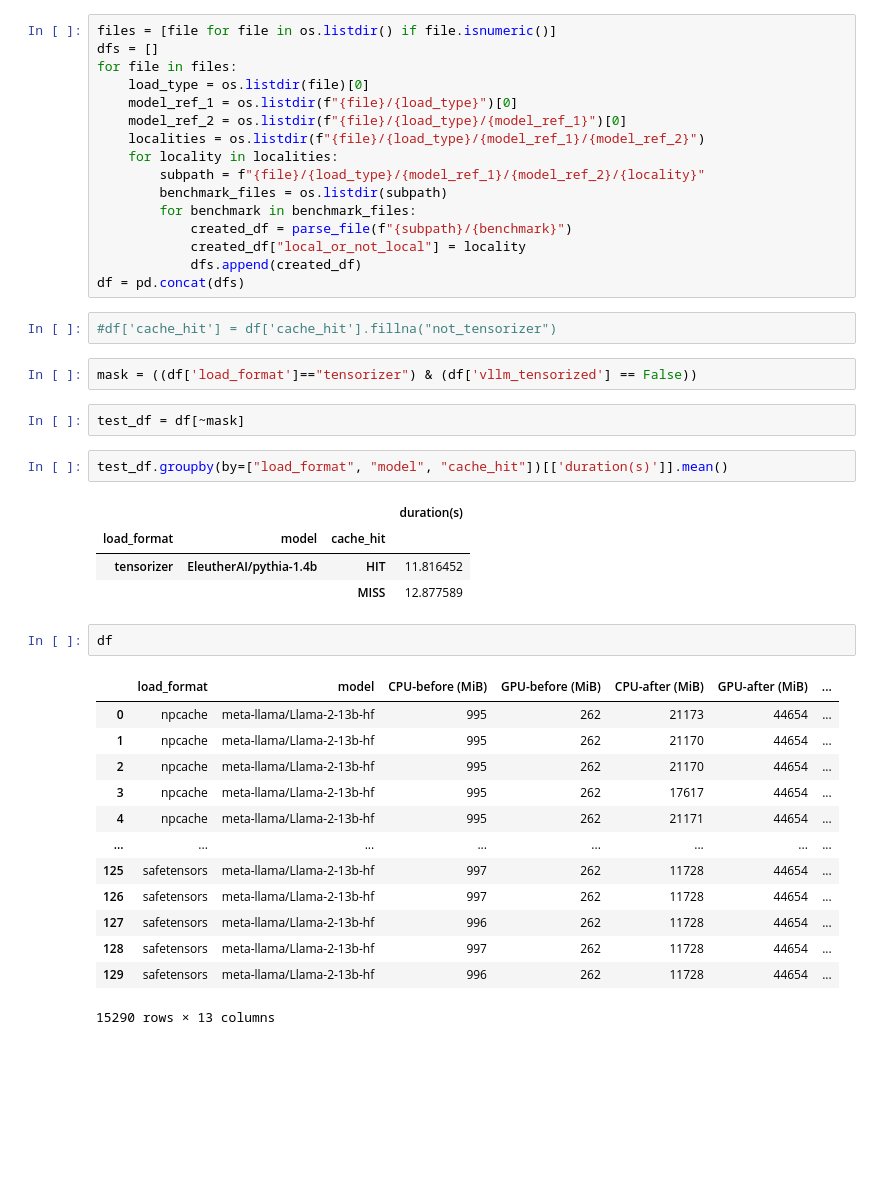
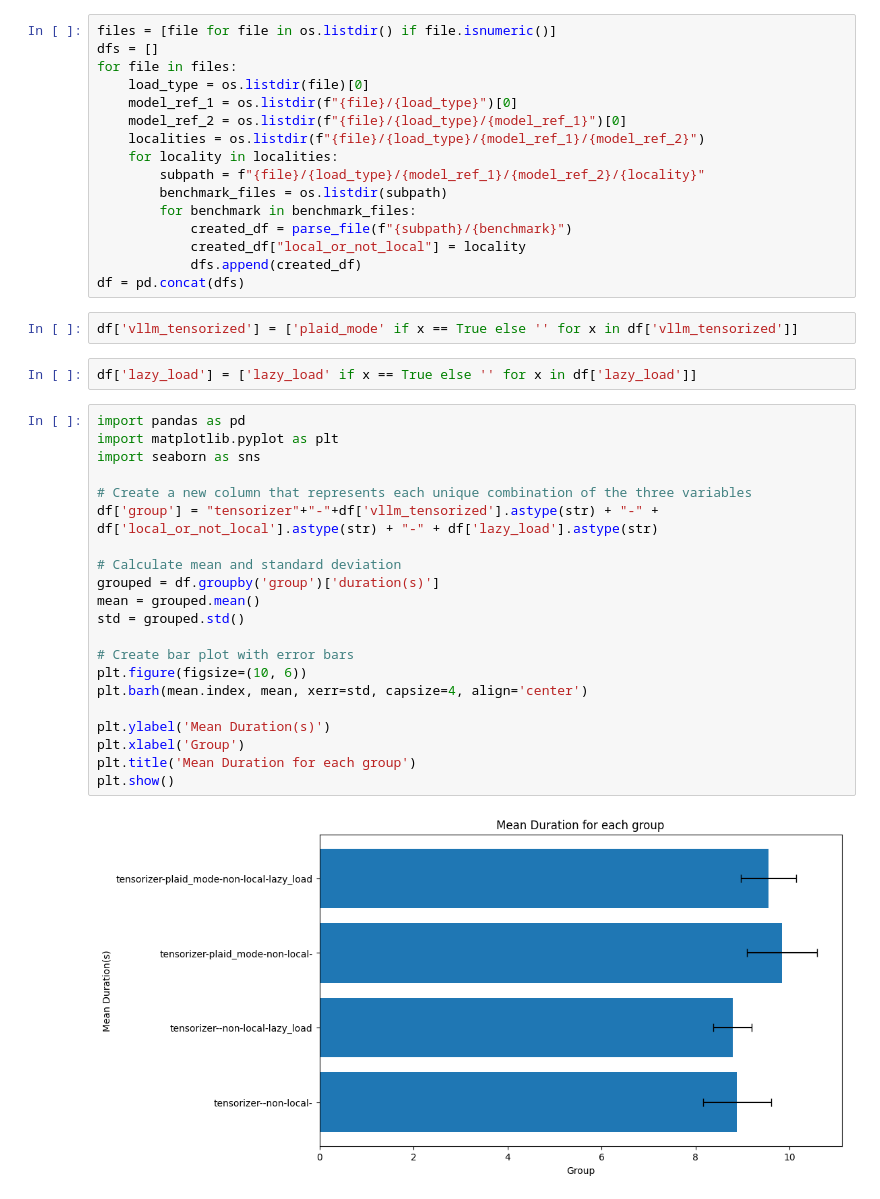
Before and after one commit to coreweave/vllm, a Jupyter notebook: tensorizer_benchmarking/benchmarking_pod/results/analyze_data.ipynb, the cells around one changed output. Drawn from its saved outputs; the diff is of its cells as text; blank space fills up the shorter version.

```diff
--- a/tensorizer_benchmarking/benchmarking_pod/results/analyze_data.ipynb
+++ b/tensorizer_benchmarking/benchmarking_pod/results/analyze_data.ipynb
@@ -79,32 +89,30 @@ for file in files:
             created_df["local_or_not_local"] = locality
             dfs.append(created_df)
 df = pd.concat(dfs)
-# %%
-#df['cache_hit'] = df['cache_hit'].fillna("not_tensorizer")
-# %%
-mask = ((df['load_format']=="tensorizer") & (df['vllm_tensorized'] == False))
-# %%
-test_df = df[~mask]
+# %%
+df['vllm_tensorized'] = ['plaid_mode' if x == True else '' for x in df['vllm_tensorized']]
+# %%
+df['lazy_load'] = ['lazy_load' if x == True else '' for x in df['lazy_load']]
 # %%
-test_df.groupby(by=["load_format", "model", "cache_hit"])[['duration(s)']].mean()
+import pandas as pd
+import matplotlib.pyplot as plt
+import seaborn as sns
+
+# Create a new column that represents each unique combination of the three variables
+df['group'] = "tensorizer"+"-"+df['vllm_tensorized'].astype(str) + "-" + df['local_or_not_local'].astype(str) + "-" + df['lazy_load'].astype(str)
+
+# Calculate mean and standard deviation
+grouped = df.groupby('group')['duration(s)']
+mean = grouped.mean()
+std = grouped.std()
+
+# Create bar plot with error bars
+plt.figure(figsize=(10, 6))
+plt.barh(mean.index, mean, xerr=std, capsize=4, align='center')
+
+plt.ylabel('Mean Duration(s)')
+plt.xlabel('Group')
+plt.title('Mean Duration for each group')
+plt.show()
 # %% [output]
-|  |  |  | duration(s) |
-| load_format | model | cache_hit |  |
-| tensorizer | EleutherAI/pythia-1.4b | HIT | 11.816452 |
-|  |  | MISS | 12.877589 |
+[figure, added]
-# %%
-df
-# %% [output]
-|  | load_format | model | CPU-before (MiB) | GPU-before (MiB) | CPU-after (MiB) | GPU-after (MiB) | ... |
-| 0 | npcache | meta-llama/Llama-2-13b-hf | 995 | 262 | 21173 | 44654 | ... |
-| 1 | npcache | meta-llama/Llama-2-13b-hf | 995 | 262 | 21170 | 44654 | ... |
-| 2 | npcache | meta-llama/Llama-2-13b-hf | 995 | 262 | 21170 | 44654 | ... |
-| 3 | npcache | meta-llama/Llama-2-13b-hf | 995 | 262 | 17617 | 44654 | ... |
-| 4 | npcache | meta-llama/Llama-2-13b-hf | 995 | 262 | 21171 | 44654 | ... |
-| ... | ... | ... | ... | ... | ... | ... | ... |
-| 125 | safetensors | meta-llama/Llama-2-13b-hf | 997 | 262 | 11728 | 44654 | ... |
-| 126 | safetensors | meta-llama/Llama-2-13b-hf | 997 | 262 | 11728 | 44654 | ... |
-| 127 | safetensors | meta-llama/Llama-2-13b-hf | 996 | 262 | 11728 | 44654 | ... |
-| 128 | safetensors | meta-llama/Llama-2-13b-hf | 997 | 262 | 11728 | 44654 | ... |
-| 129 | safetensors | meta-llama/Llama-2-13b-hf | 996 | 262 | 11728 | 44654 | ... |
-15290 rows × 13 columns
```
Also changed, not shown: parts of 4 cells of this notebook.
